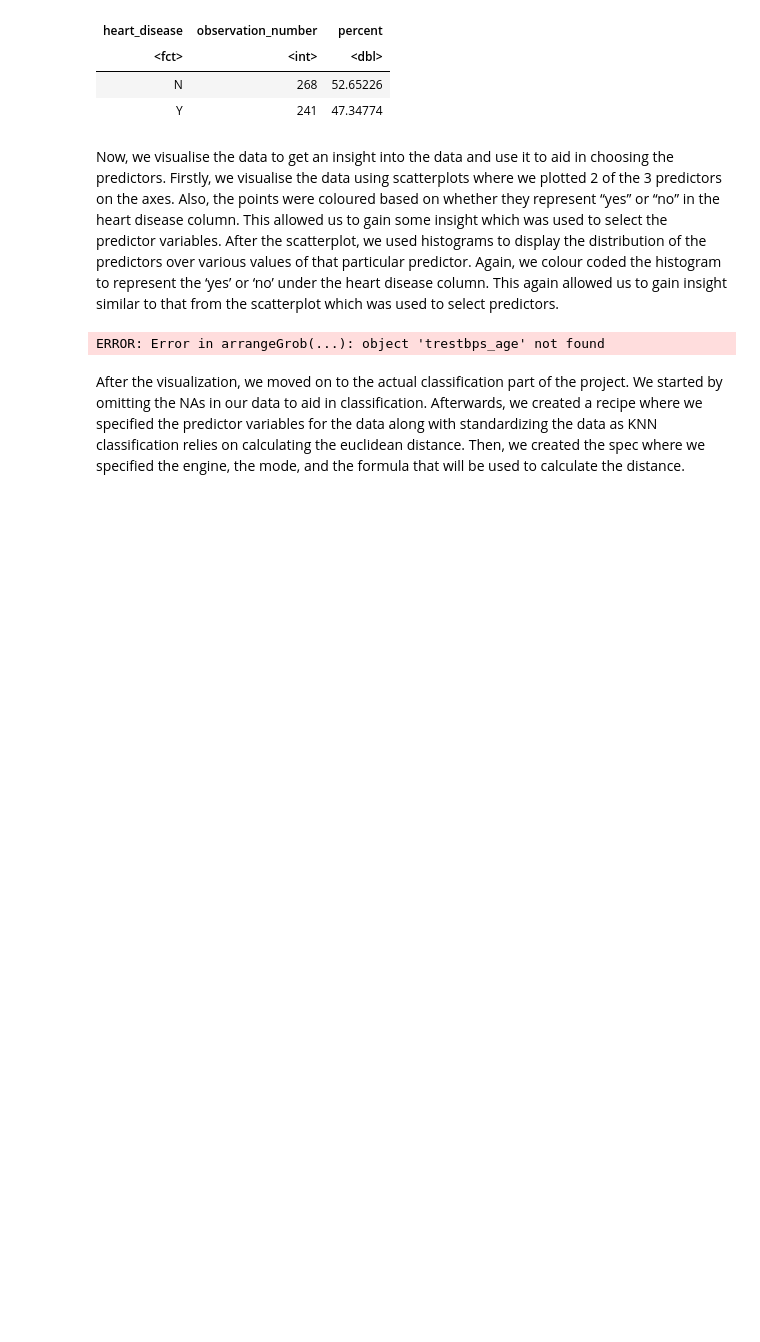
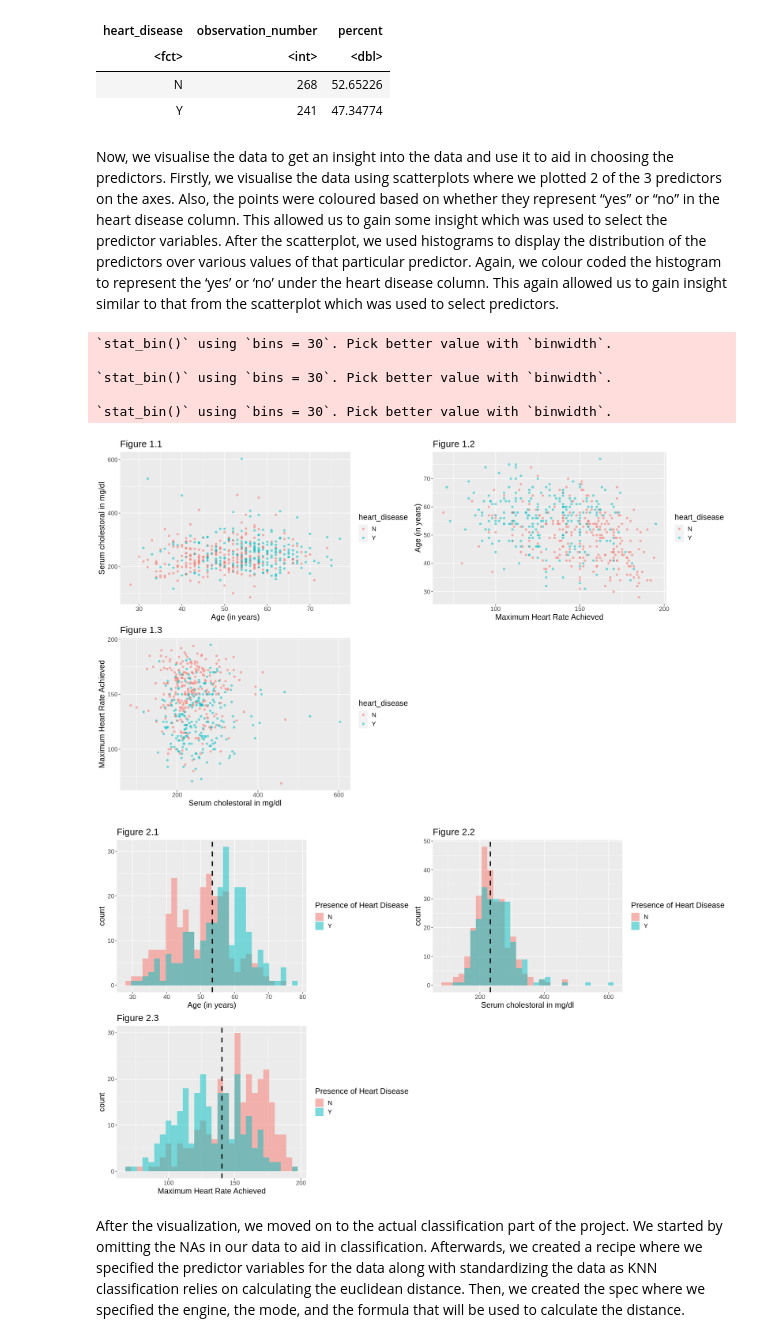
Before and after one commit to alisalamatian1/Heart_disease_prediction, a Jupyter notebook: Report.ipynb, the cells around one changed output. Saved outputs shown, nothing was run; the diff lists cells and outputs as text; code cells hidden in the pictures; blank space fills up the shorter version.

```diff
--- a/Report.ipynb
+++ b/Report.ipynb
@@ -274,54 +284,66 @@ filter (chol != 0) %>%
 ggplot(aes(x = age, y = chol, color = heart_disease)) +
 geom_point(stat = "identity", alpha = 0.5)+
 labs(x="Age (in years)", y = "Serum cholestoral in mg/dl")+
-theme (text = element_text (size = 15))
+theme (text = element_text (size = 15))+
+ggtitle("Figure 1.1")
 
 thalach_age <- heart_data_training %>%
 ggplot(aes(x = thalach, y = age, color = heart_disease)) +
 geom_point(stat = "identity", alpha = 0.5)+
 labs(x = "Maximum Heart Rate Achieved", y= "Age (in years)")+
-theme (text = element_text (size = 15))
+theme (text = element_text (size = 15))+
+ggtitle("Figure 1.2")
 
 chol_thalach <- heart_data_training %>%
 filter (chol != 0) %>%
 ggplot(aes(x = chol, y = thalach , color = heart_disease)) +
 geom_point(stat = "identity", alpha = 0.5)+
 labs(x = "Serum cholestoral in mg/dl" , y= "Maximum Heart Rate Achieved")+
-theme (text = element_text (size = 15))
+theme (text = element_text (size = 15))+
+ggtitle("Figure 1.3")
 
-grid.arrange(age_chol, trestbps_age, thalach_trestbps, nrow=2)
+grid.arrange(age_chol, thalach_age, chol_thalach, nrow=2)
 
 # part 2: histograms
 age_plot <- heart_data_training %>%
 ggplot(aes(x = age, fill = as_factor(heart_disease))) +
 geom_histogram(alpha=0.5, position = "identity") +
 geom_vline(xintercept = 53.4350, linetype="dashed", size = 1.1)+
 labs(x="Age (in years)", fill = "Presence of Heart Disease")+
-theme (text = element_text (size = 15))
+theme (text = element_text (size = 15))+
+ggtitle("Figure 2.1")
 
 chol_plot <- heart_data_training %>%
     filter (chol != 0) %>%
 ggplot(aes(x = chol, fill = as_factor(heart_disease))) +
 geom_histogram(alpha=0.5, position = "identity") +
 geom_vline(xintercept = 232.4731, linetype="dashed", size = 1.1)+
 labs(x="Serum cholestoral in mg/dl", fill = "Presence of Heart Disease")+
-theme (text = element_text (size = 15))
+theme (text = element_text (size = 15))+
+ggtitle("Figure 2.2")
 
 thalach_plot <- heart_data_training %>%
 ggplot(aes(x = thalach, fill = as_factor(heart_disease))) +
 geom_histogram(alpha=0.5, position = "identity") +
 geom_vline(xintercept = 140.3143, linetype="dashed", size = 1.1)+
 labs(x = "Maximum Heart Rate Achieved", fill = "Presence of Heart Disease")+
-theme (text = element_text (size = 15))
+theme (text = element_text (size = 15))+
+ggtitle("Figure 2.3")
 
 grid.arrange(age_plot, chol_plot, thalach_plot, nrow=2)
 
 
 # Side notes:
 # the added dashed lines for histograms represents the mean value of each predictor
 # the 0 cholestrols are filtered for the purpose of better visualization
 # %% [output]
-ERROR: Error in arrangeGrob(...): object 'trestbps_age' not found
+`stat_bin()` using `bins = 30`. Pick better value with `binwidth`.
+
+`stat_bin()` using `bins = 30`. Pick better value with `binwidth`.
+
+`stat_bin()` using `bins = 30`. Pick better value with `binwidth`.
+[figure, added]
+[figure, added]
 # %% [markdown]
 After the visualization, we moved on to the actual classification part of the project. We started by omitting the NAs in our data to aid in classification. Afterwards, we created a recipe where we specified the predictor variables for the data along with standardizing the data as KNN classification relies on calculating the euclidean distance. Then, we created the spec where we specified the engine, the mode, and the formula that will be used to calculate the distance.
 # %%
```
Also changed, not shown: parts of 6 cells of this notebook.
